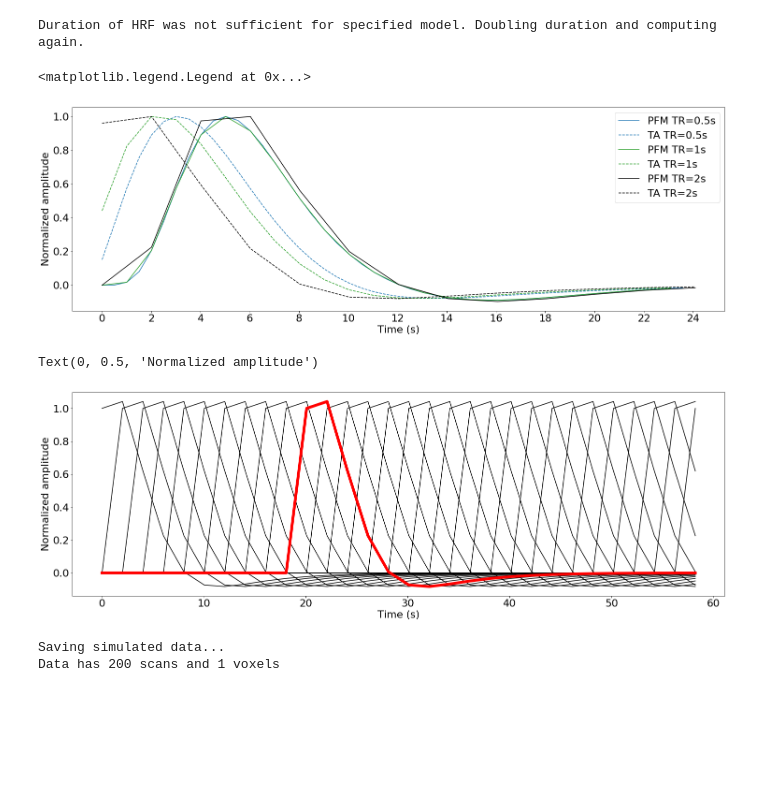
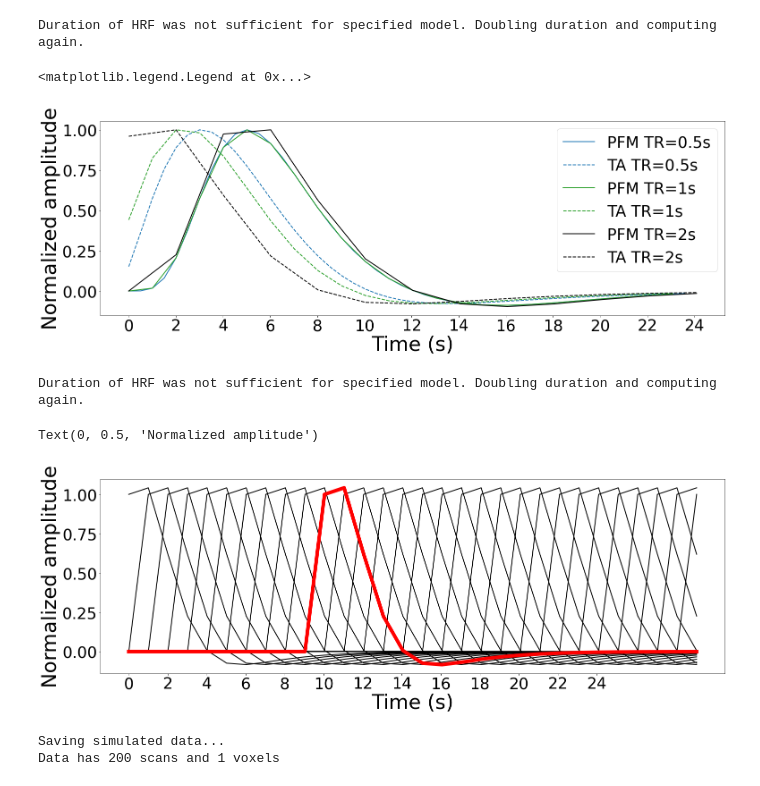
Before and after one commit to eurunuela/pfm_vs_ta, a Jupyter notebook: code/theory_and_methods_plots.ipynb, the cells around one changed output. Saved outputs shown, nothing was run; the diff lists cells and outputs as text; code cells hidden in the pictures; blank space fills up the shorter version.

Commit message:
Updated figures with reviewers' suggestions

```diff
--- a/code/theory_and_methods_plots.ipynb
+++ b/code/theory_and_methods_plots.ipynb
@@ -16,8 +16,10 @@ from Scripts.total_activation import hrf_filters
 from Scripts.simulate import fMRIsim
 from Scripts.stability_selection import stability_selection
 # %%
+seed = 50
 import matplotlib.pylab as pylab
-fontsize = 22
+fontsize = 35
+plt.rcParams.update({'font.size': fontsize})
 params = {'legend.fontsize': fontsize,
          'axes.labelsize': fontsize,
          'axes.titlesize': fontsize,
@@ -108,24 +110,26 @@ Duration of HRF was not sufficient for specified model. Doubling duration and co
 # %%
 plt.figure(figsize=(25,8))
 
-plt.plot(time_05[:time_idx_05], bold_pfm_05[:time_idx_05]/np.max(bold_pfm_05[:time_idx_05]), label='PFM TR=0.5s', color='tab:blue')
-plt.plot(time_05[:time_idx_05], bold_ta_05[:time_idx_05]/np.max(bold_ta_05[:time_idx_05]), label='TA TR=0.5s', color='tab:blue', linestyle="--")
+plt.plot(time_05[:time_idx_05], bold_pfm_05[:time_idx_05]/np.max(bold_pfm_05[:time_idx_05]), label='PFM TR=0.5s', color='tab:blue', linewidth=2)
+plt.plot(time_05[:time_idx_05], bold_ta_05[:time_idx_05]/np.max(bold_ta_05[:time_idx_05]), label='TA TR=0.5s', color='tab:blue', linestyle="--", linewidth=2)
 
-plt.plot(time_1[:time_idx_1], bold_pfm_1[:time_idx_1]/np.max(bold_pfm_1[:time_idx_1]), label='PFM TR=1s', color='tab:green')
-plt.plot(time_1[:time_idx_1], bold_ta_1[:time_idx_1]/np.max(bold_ta_1[:time_idx_1]), label='TA TR=1s', color='tab:green', linestyle="--")
+plt.plot(time_1[:time_idx_1], bold_pfm_1[:time_idx_1]/np.max(bold_pfm_1[:time_idx_1]), label='PFM TR=1s', color='tab:green', linewidth=2)
+plt.plot(time_1[:time_idx_1], bold_ta_1[:time_idx_1]/np.max(bold_ta_1[:time_idx_1]), label='TA TR=1s', color='tab:green', linestyle="--", linewidth=2)
 
-plt.plot(time_2[:time_idx_2], bold_pfm_2[:time_idx_2]/np.max(bold_pfm_2[:time_idx_2]), label='PFM TR=2s', color='black')
-plt.plot(time_2[:time_idx_2], bold_ta_2[:time_idx_2]/np.max(bold_ta_2[:time_idx_2]), label='TA TR=2s', color='black', linestyle="--")
+plt.plot(time_2[:time_idx_2], bold_pfm_2[:time_idx_2]/np.max(bold_pfm_2[:time_idx_2]), label='PFM TR=2s', color='black', linewidth=2)
+plt.plot(time_2[:time_idx_2], bold_ta_2[:time_idx_2]/np.max(bold_ta_2[:time_idx_2]), label='TA TR=2s', color='black', linestyle="--", linewidth=2)
 
-plt.xlabel('Time (s)')
-plt.ylabel('Normalized amplitude')
-plt.xticks(np.arange(0, 25, step=2))
-plt.legend()
+plt.xticks(np.arange(0, 25, step=2), fontsize=fontsize)
+plt.yticks(fontsize=fontsize)
+ax = plt.gca()
+ax.set_xlabel('Time (s)', fontsize=fontsize+10)
+ax.set_ylabel('Normalized amplitude', fontsize=fontsize+10)
+plt.legend(fontsize=fontsize)
 # %% [output]
 <matplotlib.legend.Legend at 0x...>
-[figure, old version]
+[figure, new version]
 # %%
-params = {'tr': 2, 'cost_save': True, 'te': [0]} # This is for TA (to follow MATLAB code structure)
+params = {'tr': 1, 'cost_save': True, 'te': [0]} # This is for TA (to follow MATLAB code structure)
 params['model'] = 'spike'
 params['f_analyze'], params['f_recons'], params['maxeig'] = hrf_filters(params['tr'], condition=params['model'], condition2='spmhrf')
 n = params['f_recons']['den'][0]
@@ -157,20 +161,26 @@ for i in range(nscans-1):
     temp = np.column_stack((temp, foo))
 
 hrf = temp[:nscans, :nscans]
+# %% [output]
+Duration of HRF was not sufficient for specified model. Doubling duration and computing again.
 # %%
 plt.figure(figsize=(25,8))
 
 leng = 30
 for i in range(leng):
-    plt.plot(time_2[:leng], hrf[:leng,i], color='black')
+    plt.plot(time_1[:leng], hrf[:leng,i], color='black', linewidth=2)
 
 
-plt.plot(time_2[:leng], hrf[:leng, 10], color='red', linewidth=6)
-plt.xlabel('Time (s)')
-plt.ylabel('Normalized amplitude')
+plt.plot(time_1[:leng], hrf[:leng, 10], color='red', linewidth=8)
+
+plt.xticks(np.arange(0, 25, step=2), fontsize=fontsize)
+plt.yticks(fontsize=fontsize)
+ax = plt.gca()
+ax.set_xlabel('Time (s)', fontsize=fontsize+10)
+ax.set_ylabel('Normalized amplitude', fontsize=fontsize+10)
 # %% [output]
 Text(0, 0.5, 'Normalized amplitude')
-[figure, old version]
+[figure, new version]
 # %%
 # Initialize class
 sim = fMRIsim()
```
Also changed, not shown: parts of 6 cells of this notebook, 22 other files.
